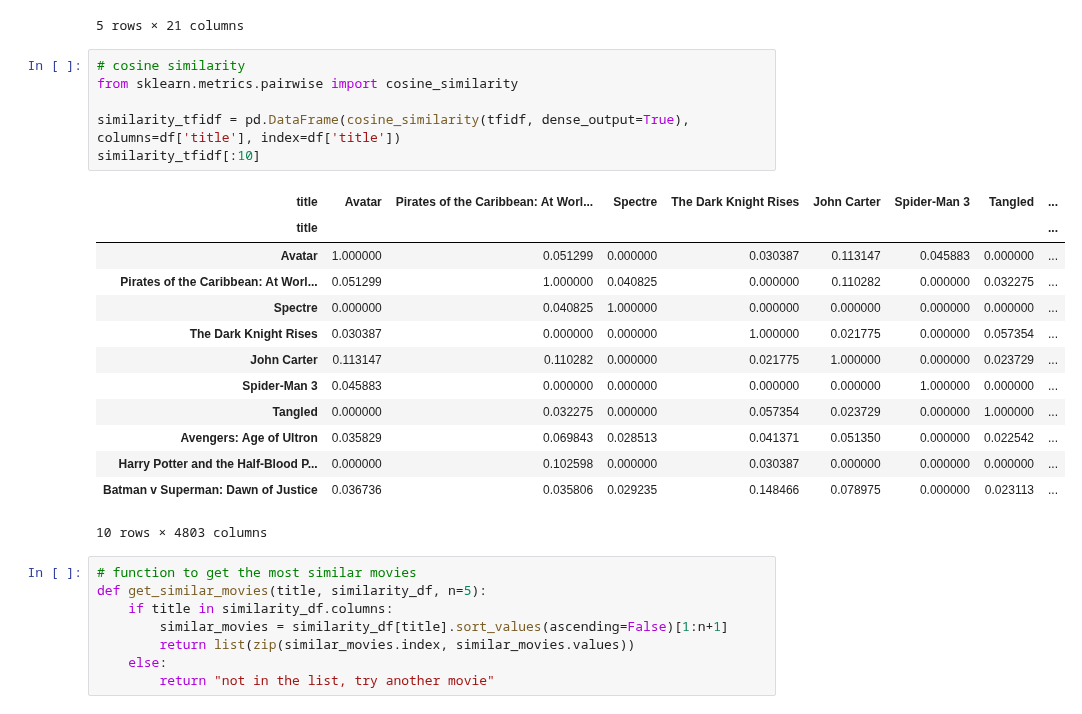
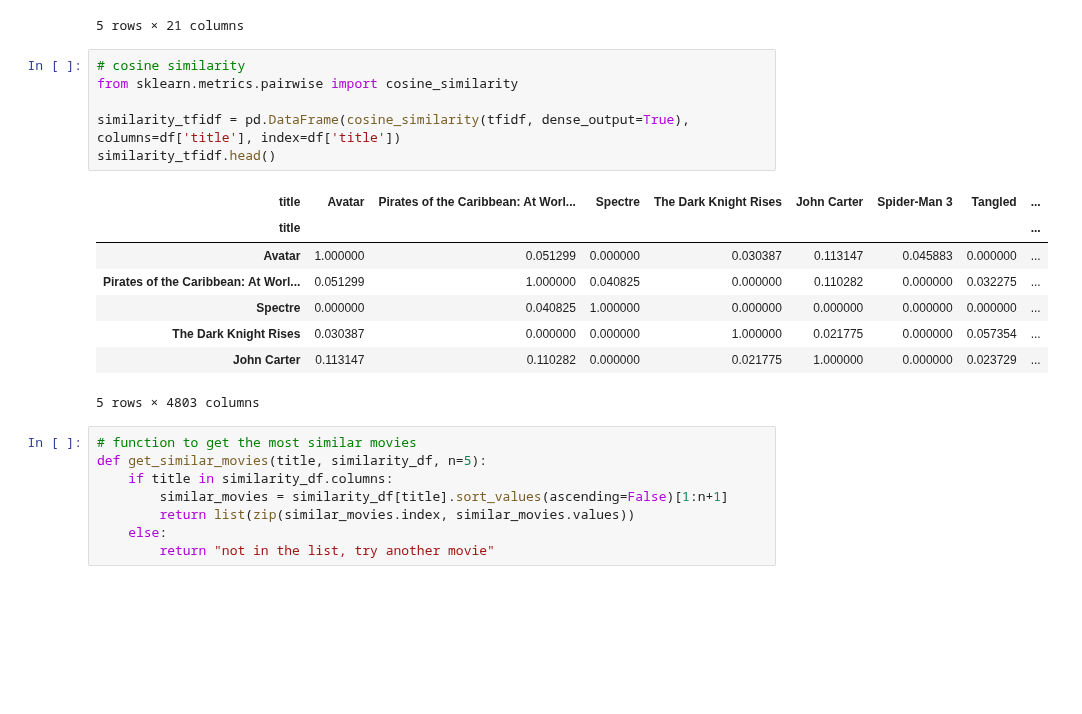
Before and after one commit to jlang62/ml-nlp-exam, a Jupyter notebook: notebooks/02_NLP.ipynb, the cells around one changed output. Saved outputs shown, nothing was run; the diff lists cells and outputs as text; blank space fills up the shorter version.

```diff
--- a/notebooks/02_NLP.ipynb
+++ b/notebooks/02_NLP.ipynb
@@ -344,23 +344,18 @@ df.head()
 # %%
 # cosine similarity
 from sklearn.metrics.pairwise import cosine_similarity
 
 similarity_tfidf = pd.DataFrame(cosine_similarity(tfidf, dense_output=True), columns=df['title'], index=df['title'])
-similarity_tfidf[:10]
+similarity_tfidf.head()
 # %% [output]
 | title | Avatar | Pirates of the Caribbean: At Worl... | Spectre | The Dark Knight Rises | John Carter | Spider-Man 3 | Tangled | ... |
 | title |  |  |  |  |  |  |  | ... |
 | Avatar | 1.000000 | 0.051299 | 0.000000 | 0.030387 | 0.113147 | 0.045883 | 0.000000 | ... |
 | Pirates of the Caribbean: At Worl... | 0.051299 | 1.000000 | 0.040825 | 0.000000 | 0.110282 | 0.000000 | 0.032275 | ... |
 | Spectre | 0.000000 | 0.040825 | 1.000000 | 0.000000 | 0.000000 | 0.000000 | 0.000000 | ... |
 | The Dark Knight Rises | 0.030387 | 0.000000 | 0.000000 | 1.000000 | 0.021775 | 0.000000 | 0.057354 | ... |
 | John Carter | 0.113147 | 0.110282 | 0.000000 | 0.021775 | 1.000000 | 0.000000 | 0.023729 | ... |
-| Spider-Man 3 | 0.045883 | 0.000000 | 0.000000 | 0.000000 | 0.000000 | 1.000000 | 0.000000 | ... |
-| Tangled | 0.000000 | 0.032275 | 0.000000 | 0.057354 | 0.023729 | 0.000000 | 1.000000 | ... |
-| Avengers: Age of Ultron | 0.035829 | 0.069843 | 0.028513 | 0.041371 | 0.051350 | 0.000000 | 0.022542 | ... |
-| Harry Potter and the Half-Blood P... | 0.000000 | 0.102598 | 0.000000 | 0.030387 | 0.000000 | 0.000000 | 0.000000 | ... |
-| Batman v Superman: Dawn of Justice | 0.036736 | 0.035806 | 0.029235 | 0.148466 | 0.078975 | 0.000000 | 0.023113 | ... |
-10 rows × 4803 columns
+5 rows × 4803 columns
 # %%
 # function to get the most similar movies
 def get_similar_movies(title, similarity_df, n=5):
```
